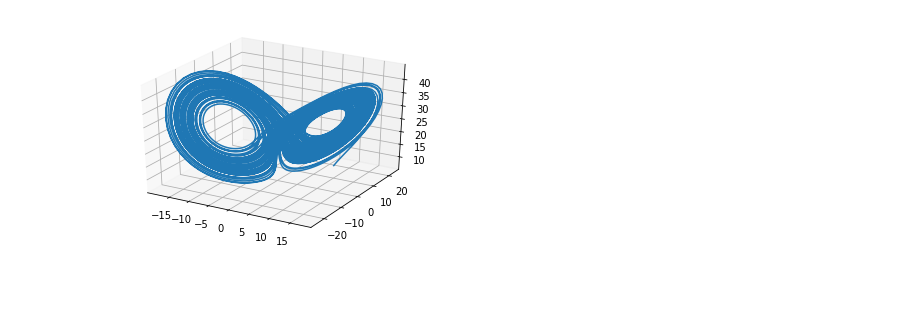
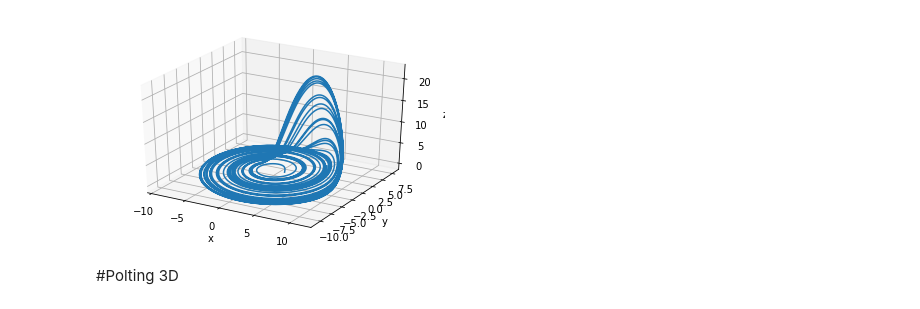
Before and after one commit to MarioBolanos/Modelado-y-Simulacion, a Jupyter notebook: Ciclos_Limite.ipynb, the cells around one changed output. Cells and saved outputs as stored; diff of their text form; code cells hidden in the pictures; blank space fills up the shorter version.

```diff
--- a/Ciclos_Limite.ipynb
+++ b/Ciclos_Limite.ipynb
@@ -69,0 +272,23 @@ plt.grid()
+# %%
+def Rossler (t,xyz,A,B,C):
+  x,y,z=xyz
+  return [-y-z, x+A*y, B+z*(x-C)]
+
+
+A,B,C= 0.2,0.2,5.7
+
+
+t_in=0
+t_fin=200
+xy0=[1, 1, -1]
+tspam=[t_in,t_fin]
+t=np.linspace(t_in,t_fin,100000)
+sol=solve_ivp(Rossler,tspam,xy0,args=(A,B,C),t_eval=t)
+plt.plot(sol.t, sol.y[0],label='x')
+plt.plot(sol.t, sol.y[1],label='y')
+plt.plot(sol.t, sol.y[2],label='y')
+#plt.axis([t_in,t_fin,0,15])
+plt.legend()
+
+#plt.axis([ti, tf, -10, 10])
+plt.grid()
@@ -70,12 +297,17 @@ plt.grid()
 # %%
 #plt.plot(sol.y[0], sol.y[1],label='prey')
 # plt.grid()
 # plt.ylabel('prey')
 # plt.xlabel('predator')
 
 ax = plt.axes(projection='3d')
 ax.plot3D(sol.y[0], sol.y[1], sol.y[2])
 #ax.scatter3D(,"o",color="black")
+ax.set_xlabel('x')
+ax.set_ylabel('y')
+ax.set_zlabel('z')
 plt.show()
 # %% [output]
-[figure, old version]
+[figure, new version]
+# %% [markdown]
+#Polting 3D
```
Also changed, not shown: parts of 27 cells of this notebook.
